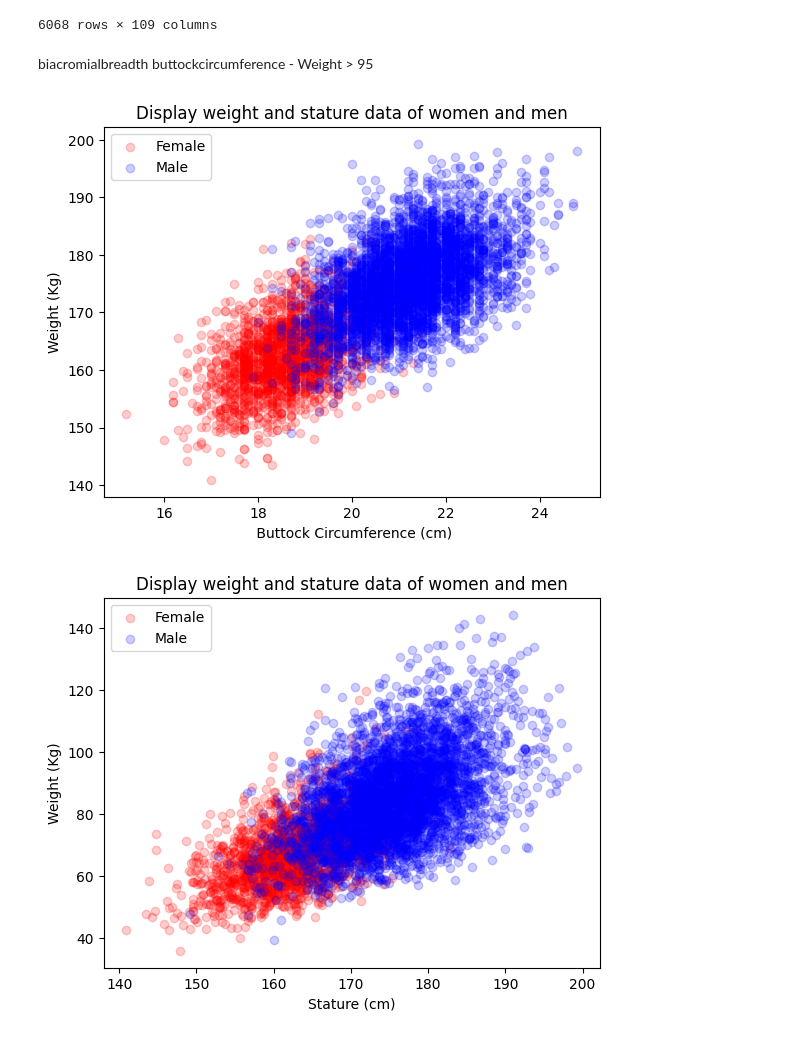
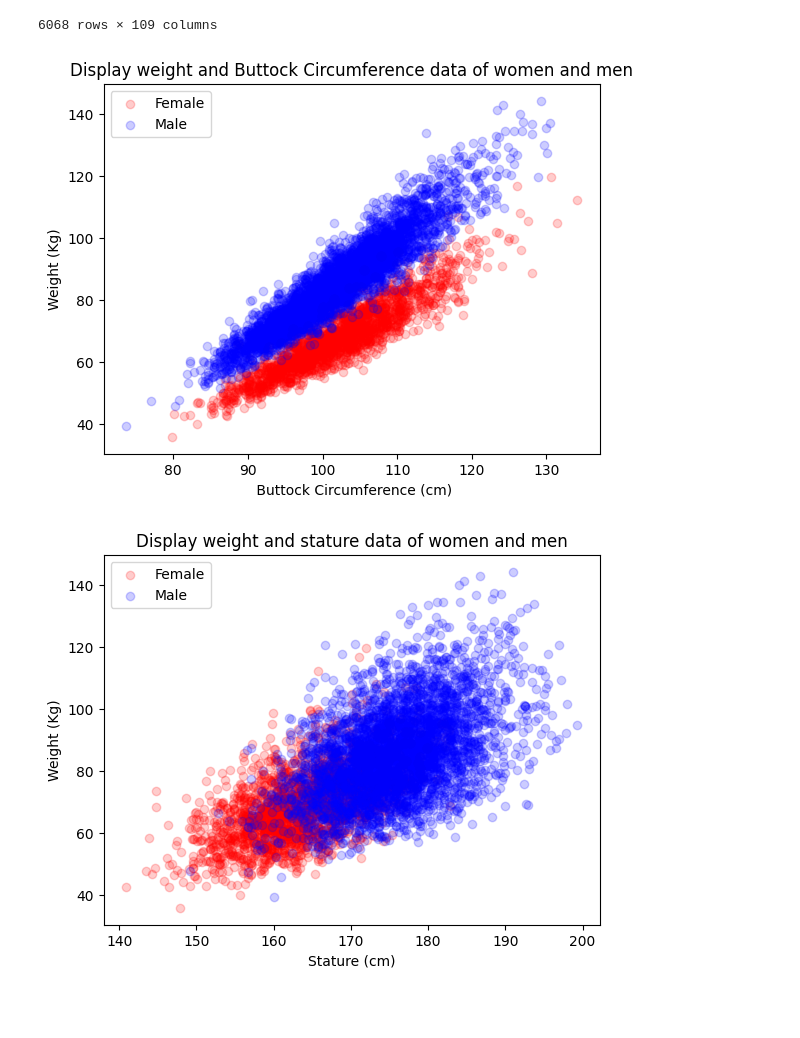
Before and after one commit to MSaberian/PyLearnMachineLearning, a Jupyter notebook: PyLearnMLKNN2/ANSUR_II.ipynb, the cells around one changed output. Cells and saved outputs as stored; diff of their text form; code cells hidden in the pictures; blank space fills up the shorter version.

```diff
--- a/PyLearnMLKNN2/ANSUR_II.ipynb
+++ b/PyLearnMLKNN2/ANSUR_II.ipynb
@@ -54,21 +60,18 @@ male_data
 data['weightkg'] = data['weightkg'] / 10
 data['stature'] = data['stature'] / 10
 data['Gender'] = data['Gender'].replace(['Female', 'Male'], [0, 1])
-# %% [markdown]
-biacromialbreadth
-buttockcircumference - Weight > 95
 # %%
-s = 'handcircumference'
+s = 'buttockcircumference'
 cmap = ['red', 'blue']
-plt.scatter(female_data[s]/10, female_data['stature']/10, c= 'red', alpha=0.2)
-plt.scatter(male_data[s]/10, male_data['stature']/10, c= 'blue', alpha=0.2)
-plt.title('Display weight and stature data of women and men')
+plt.scatter(female_data[s]/10, female_data['weightkg']/10, c= 'red', alpha=0.2)
+plt.scatter(male_data[s]/10, male_data['weightkg']/10, c= 'blue', alpha=0.2)
+plt.title('Display weight and Buttock Circumference data of women and men')
 plt.xlabel(' Buttock Circumference (cm)')
 plt.ylabel('Weight (Kg)')
 plt.legend(['Female', 'Male'])
 plt.show()
 # %% [output]
-[figure, old version]
+[figure, new version]
 # %%
 cmap = ['red', 'blue']
 plt.scatter(female_data['stature']/10, female_data['weightkg']/10, c= 'red', alpha=0.2)
```
Also changed, not shown: parts of 4 cells of this notebook, 6 other files.
